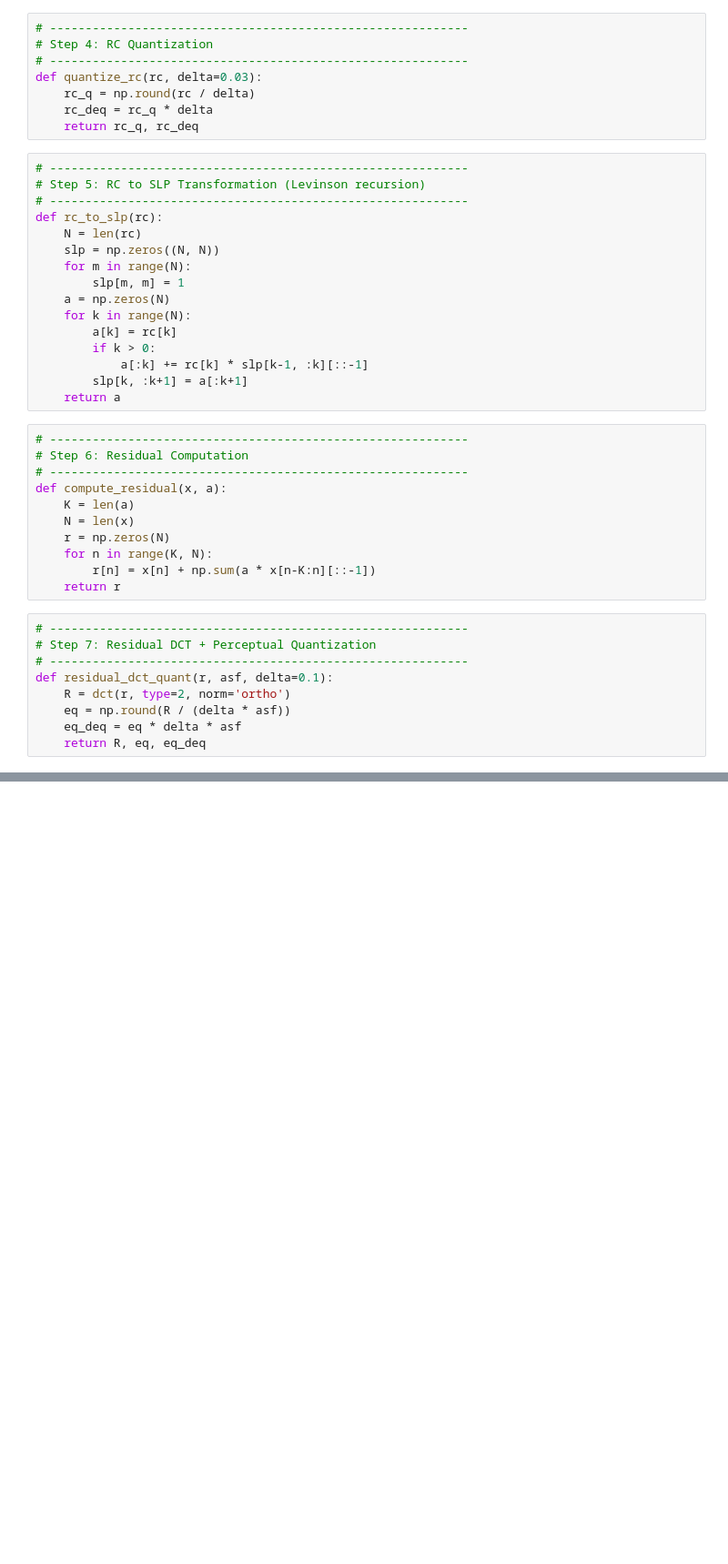
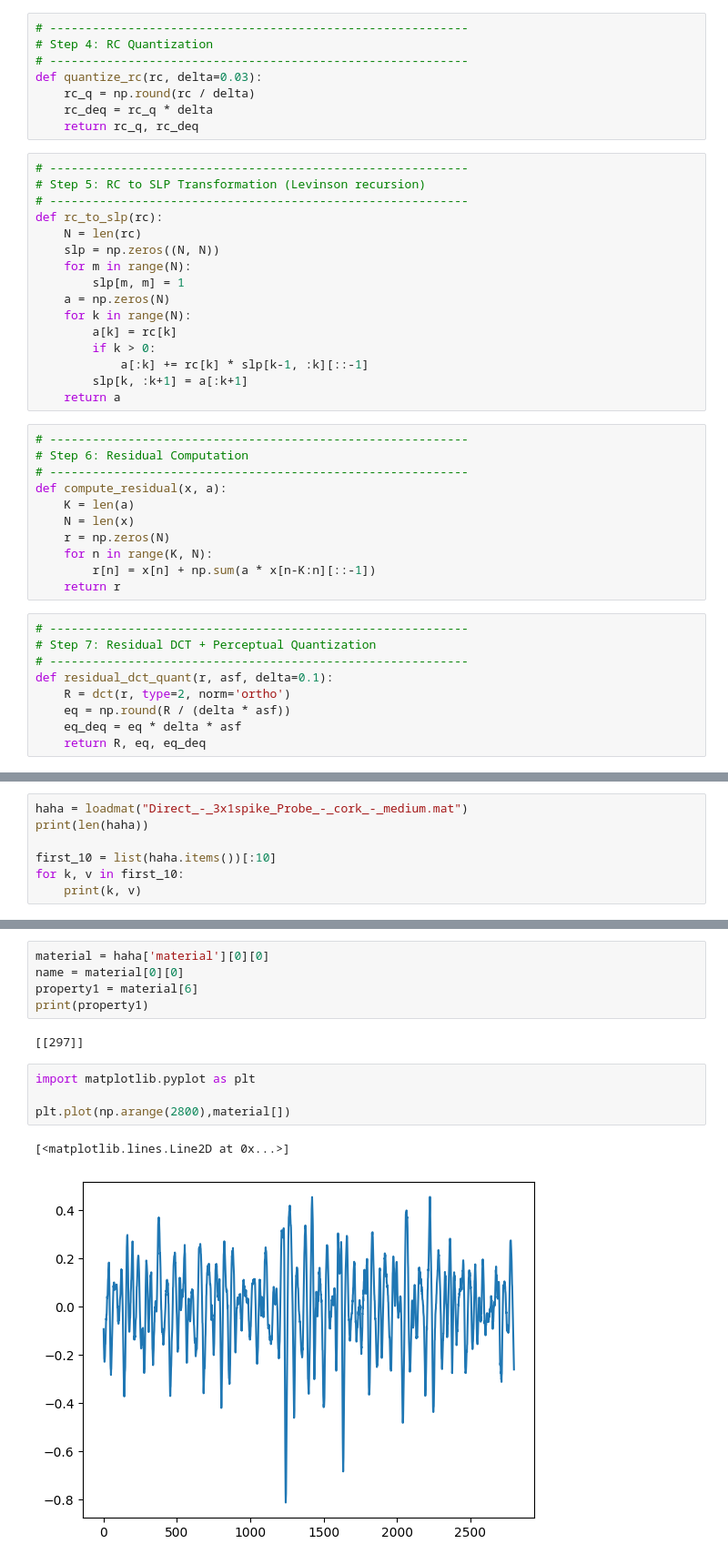
Before and after one commit to cwcyenk/PVC-SLP-Reproduction, a Jupyter notebook: PVC-SLP_encoder.ipynb, the cells around one changed output, grey strips where cells are left out. Shown at 91% size. Cells and saved outputs as stored; diff of their text form; blank space fills up the shorter version.

```diff
--- a/PVC-SLP_encoder.ipynb
+++ b/PVC-SLP_encoder.ipynb
@@ -138,0 +226,7 @@ Quantized DCT: [ 1. -2. -5.  3.  7. -1. -1. -4.  3. -4.]
+# %%
+haha = loadmat("Direct_-_3x1spike_Probe_-_cork_-_medium.mat")
+print(len(haha))
+
+first_10 = list(haha.items())[:10]
+for k, v in first_10:
+    print(k, v)
@@ -138,0 +251,14 @@ Quantized DCT: [ 1. -2. -5.  3.  7. -1. -1. -4.  3. -4.]
+# %%
+material = haha['material'][0][0]
+name = material[0][0]
+property1 = material[6]
+print(property1)
+# %% [output]
+[[297]]
+# %%
+import matplotlib.pyplot as plt
+
+plt.plot(np.arange(2800),material[])
+# %% [output]
+[<matplotlib.lines.Line2D at 0x...>]
+[figure, added]
```
Also changed, not shown: parts of 8 cells of this notebook, 3 other files.
